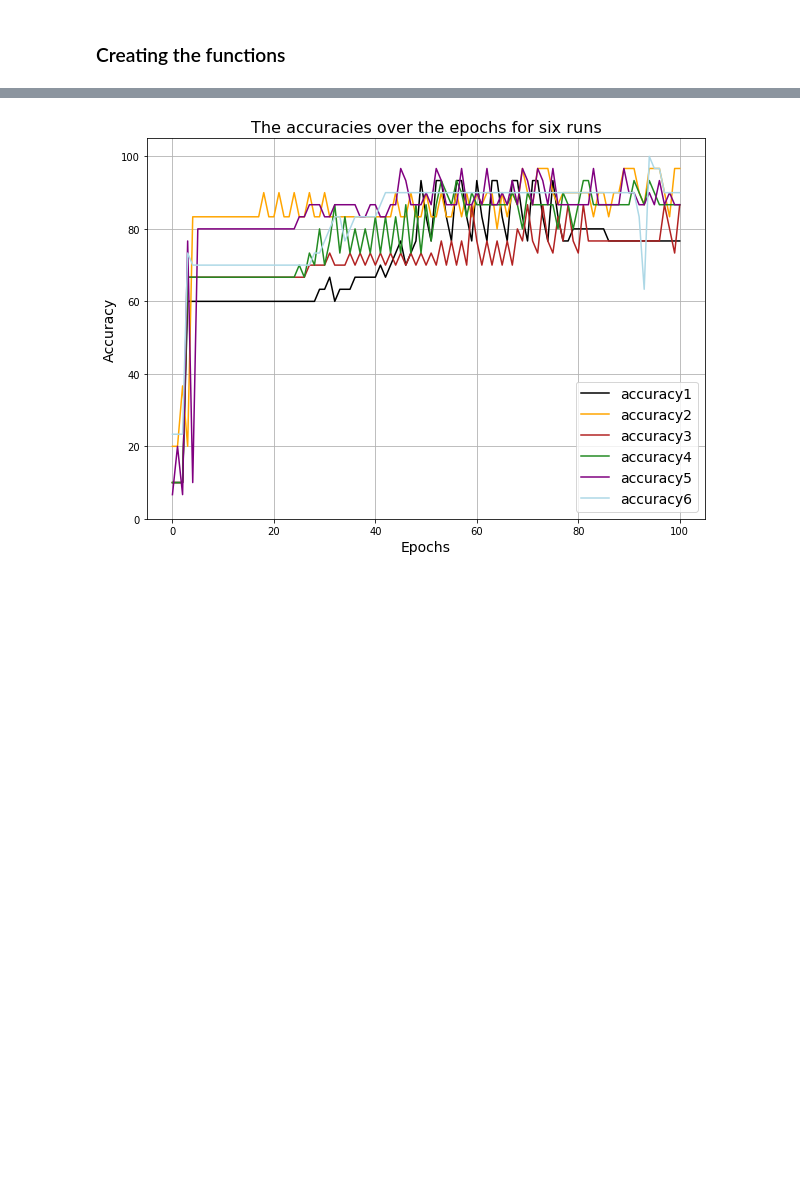
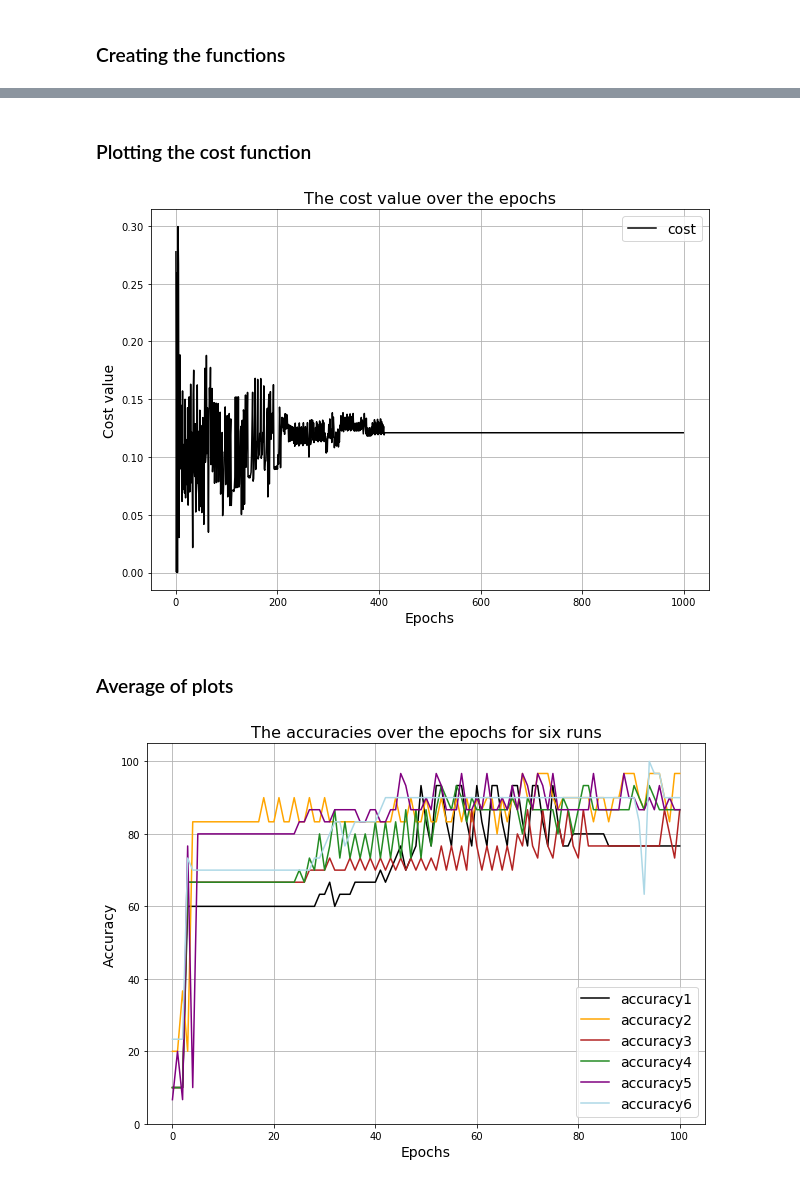
Before and after one commit to domonkoshaffner/scientific_methods_in_physics, a Jupyter notebook: iris/iris.ipynb, the cells around one changed output, grey strips where cells are left out. Drawn from its saved outputs; the diff is of its cells as text; code cells hidden in the pictures; blank space fills up the shorter version.

```diff
--- a/iris/iris.ipynb
+++ b/iris/iris.ipynb
@@ -280,0 +109,12 @@ plt.show()
+# %%
+# Creating random weight and bias matrix
+
+orig_weights = np.random.rand(5,3)
+
+# Setting the epoch number
+
+epochs = 1000
+
+# Setting the learning rate - the regularisation parameter
+
+alfa = 10**-3
@@ -296 +180,27 @@ epochs = list(range(0,len(accuracy)))
+# %% [markdown]
+### Plotting the cost function
+# %%
+# Creating list for the epochs
+
+epochs_axis = list(range(0,epochs))
+
+# Plotting the accuracy vector
+
+plt.figure(figsize=(10,7))
+
+plt.plot(epochs_axis, cost_list, color = 'black', label = 'cost')
+
+plt.xlabel('Epochs', fontsize = 14)
+plt.ylabel('Cost value', fontsize = 14)
+plt.title('The cost value over the epochs', fontsize = 16)
+plt.legend(fontsize = 14)
+plt.grid()
+
+#plt.savefig('diff_acc.PNG', dpi = 600)
+
+plt.show()
+# %% [output]
+[figure, added]
+# %% [markdown]
+### Average of plots
 # %%
```
Also changed, not shown: parts of 29 cells of this notebook.
